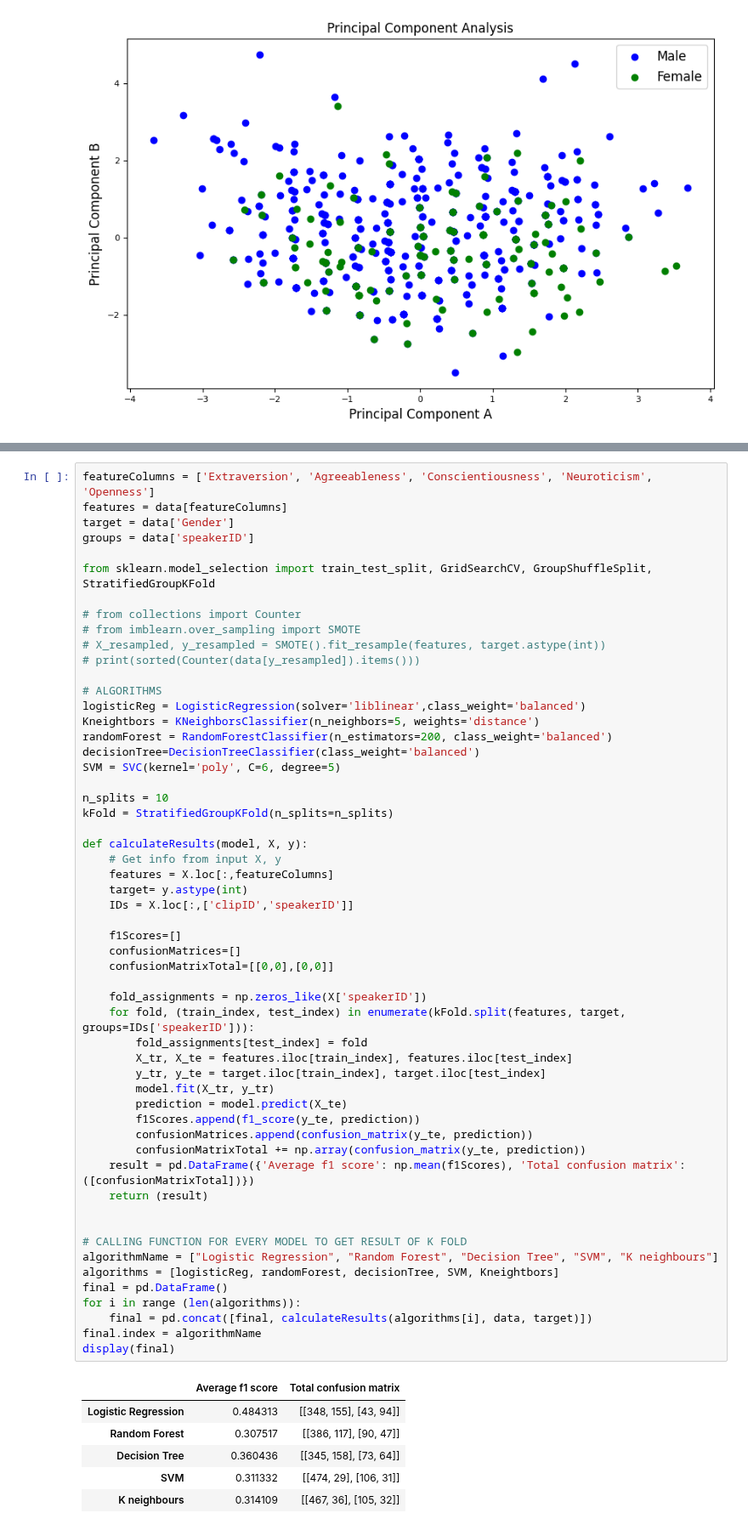
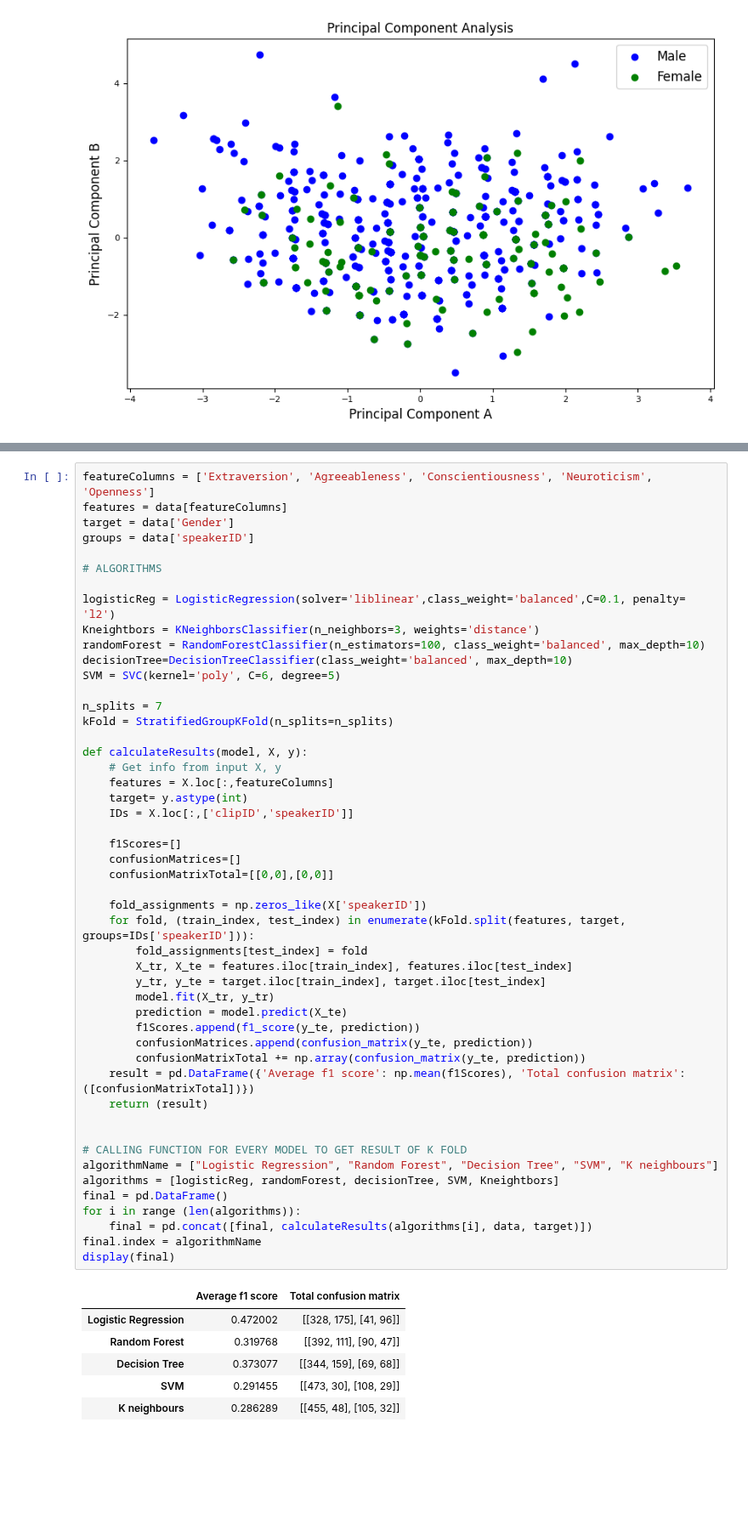
Before and after one commit to sophiak12/Individual_Project, a Jupyter notebook: src/model.ipynb, the cells around one changed output, grey strips where cells are left out. Shown at 85% size. Drawn from its saved outputs; the diff is of its cells as text; blank space fills up the shorter version.

```diff
--- a/src/model.ipynb
+++ b/src/model.ipynb
@@ -115,21 +111,15 @@ features = data[featureColumns]
 target = data['Gender']
 groups = data['speakerID']
 
-from sklearn.model_selection import train_test_split, GridSearchCV, GroupShuffleSplit, StratifiedGroupKFold
+# ALGORITHMS
 
-# from collections import Counter
-# from imblearn.over_sampling import SMOTE
-# X_resampled, y_resampled = SMOTE().fit_resample(features, target.astype(int))
-# print(sorted(Counter(data[y_resampled]).items()))
-
-# ALGORITHMS
-logisticReg = LogisticRegression(solver='liblinear',class_weight='balanced')
-Kneightbors = KNeighborsClassifier(n_neighbors=5, weights='distance')
-randomForest = RandomForestClassifier(n_estimators=200, class_weight='balanced')
-decisionTree=DecisionTreeClassifier(class_weight='balanced')
+logisticReg = LogisticRegression(solver='liblinear',class_weight='balanced',C=0.1, penalty= 'l2')
+Kneightbors = KNeighborsClassifier(n_neighbors=3, weights='distance')
+randomForest = RandomForestClassifier(n_estimators=100, class_weight='balanced', max_depth=10)
+decisionTree=DecisionTreeClassifier(class_weight='balanced', max_depth=10)
 SVM = SVC(kernel='poly', C=6, degree=5)
 
-n_splits = 10
+n_splits = 7
 kFold = StratifiedGroupKFold(n_splits=n_splits)
 
 def calculateResults(model, X, y):
@@ -139,35 +129,35 @@ def calculateResults(model, X, y):
     IDs = X.loc[:,['clipID','speakerID']]
 
     f1Scores=[]
     confusionMatrices=[]
     confusionMatrixTotal=[[0,0],[0,0]]
 
     fold_assignments = np.zeros_like(X['speakerID'])
     for fold, (train_index, test_index) in enumerate(kFold.split(features, target, groups=IDs['speakerID'])):
         fold_assignments[test_index] = fold
         X_tr, X_te = features.iloc[train_index], features.iloc[test_index]
         y_tr, y_te = target.iloc[train_index], target.iloc[test_index]
         model.fit(X_tr, y_tr)
         prediction = model.predict(X_te)
         f1Scores.append(f1_score(y_te, prediction))
         confusionMatrices.append(confusion_matrix(y_te, prediction))
         confusionMatrixTotal += np.array(confusion_matrix(y_te, prediction))
     result = pd.DataFrame({'Average f1 score': np.mean(f1Scores), 'Total confusion matrix': ([confusionMatrixTotal])})
     return (result)
 
 
 # CALLING FUNCTION FOR EVERY MODEL TO GET RESULT OF K FOLD
 algorithmName = ["Logistic Regression", "Random Forest", "Decision Tree", "SVM", "K neighbours"]
 algorithms = [logisticReg, randomForest, decisionTree, SVM, Kneightbors]
 final = pd.DataFrame()
 for i in range (len(algorithms)):
     final = pd.concat([final, calculateResults(algorithms[i], data, target)])
 final.index = algorithmName
 display(final)
 # %% [output]
 |  | Average f1 score | Total confusion matrix |
-| Logistic Regression | 0.484313 | [[348, 155], [43, 94]] |
-| Random Forest | 0.307517 | [[386, 117], [90, 47]] |
-| Decision Tree | 0.360436 | [[345, 158], [73, 64]] |
-| SVM | 0.311332 | [[474, 29], [106, 31]] |
-| K neighbours | 0.314109 | [[467, 36], [105, 32]] |
+| Logistic Regression | 0.472002 | [[328, 175], [41, 96]] |
+| Random Forest | 0.319768 | [[392, 111], [90, 47]] |
+| Decision Tree | 0.373077 | [[344, 159], [69, 68]] |
+| SVM | 0.291455 | [[473, 30], [108, 29]] |
+| K neighbours | 0.286289 | [[455, 48], [105, 32]] |
```
Also changed, not shown: parts of 10 cells of this notebook.
